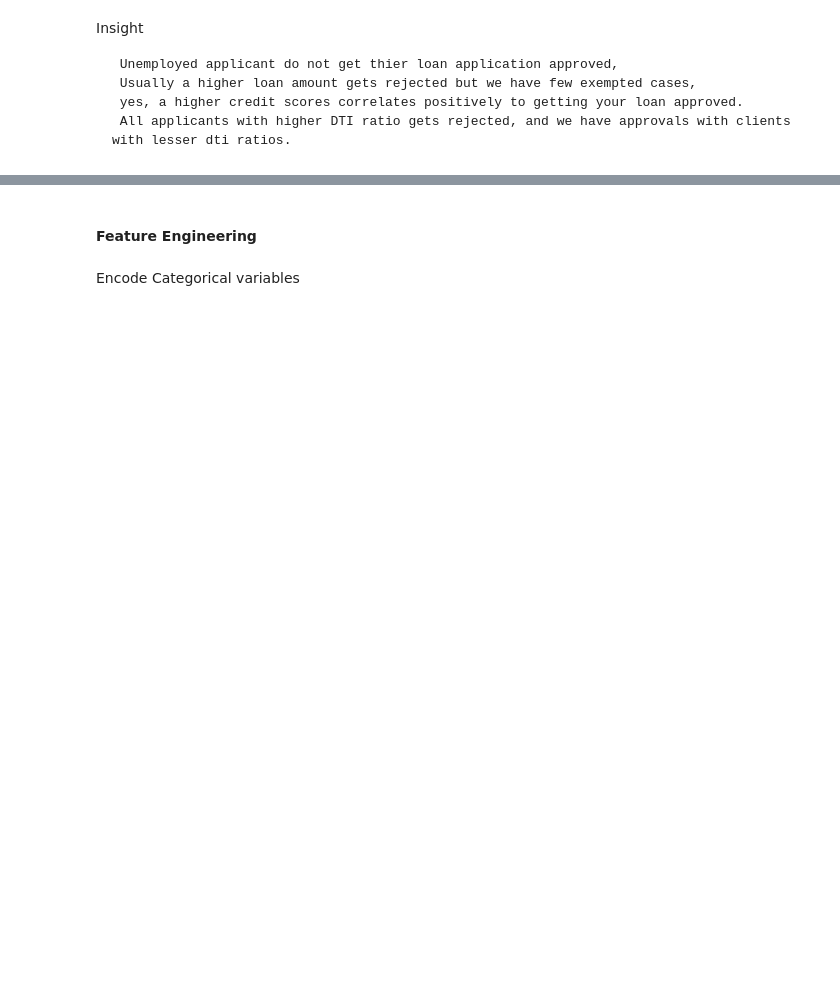
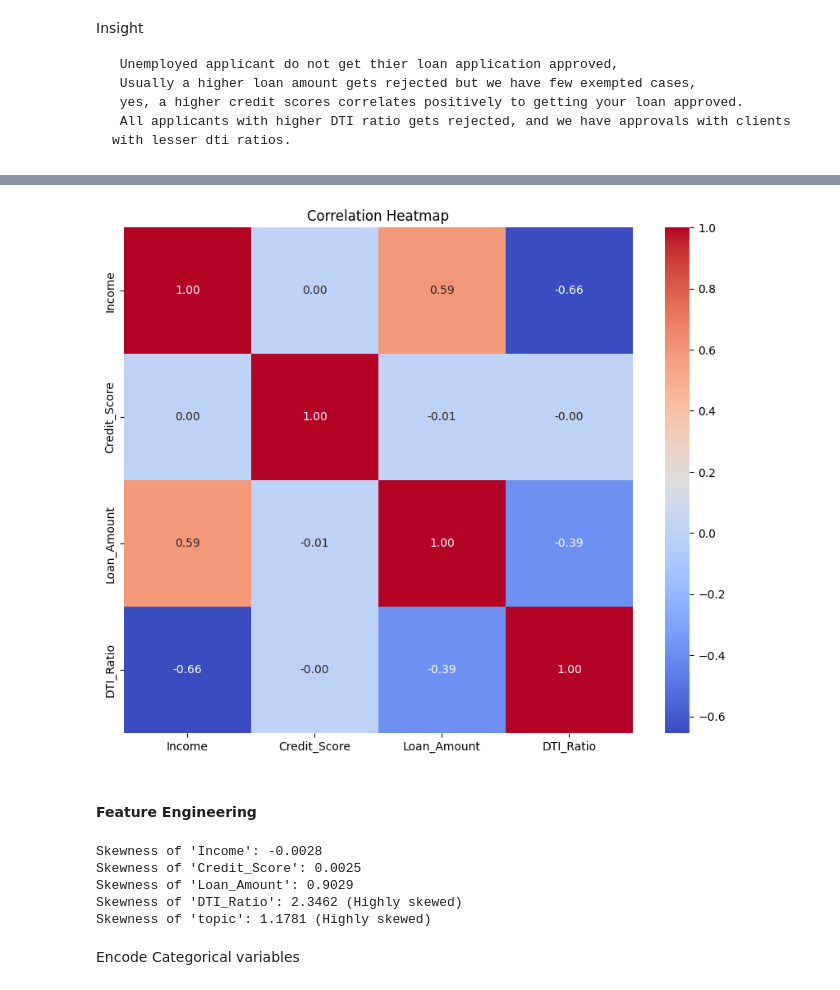
Before and after one commit to Miracle-Bassey/Multi-Agentic-Loan-App, a Jupyter notebook: notebook/03_model_training.ipynb, the cells around one changed output, grey strips where cells are left out. Cells and saved outputs as stored; diff of their text form; code cells hidden in the pictures; blank space fills up the shorter version.

```diff
--- a/notebook/03_model_training.ipynb
+++ b/notebook/03_model_training.ipynb
@@ -249,4 +280,31 @@ Insight
+# %%
+exclude_cols = ['topic', 'Approval', 'Sentiment_Encoded','Employment_Status'] # categorical columns
+
+num_cols = [col for col in df.select_dtypes(include=['int64', 'float64']).columns if col not in exclude_cols]
+# %%
+# initiate  Correlation matrix
+corr_matrix = df[num_cols].corr()
+
+#  Plot heatmap
+plt.figure(figsize=(10, 8))
+sns.heatmap(corr_matrix, annot=True, cmap='coolwarm', fmt='.2f')
+plt.title('Correlation Heatmap')
+plt.show()
+# %% [output]
+[figure, added]
 # %% [markdown]
 #### Feature Engineering
 # %%
 df2 = df.copy()
+# %%
+for col in df2.columns:
+    if pd.api.types.is_numeric_dtype(df[col]):   # all int64 and float dtype columns
+        skew_val = df2[col].skew()
+        flag = ' (Highly skewed)' if abs(skew_val) > 1 else ''  # flag skewed columns
+        print(f"Skewness of '{col}': {skew_val:.4f}{flag}")
+# %% [output]
+Skewness of 'Income': -0.0028
+Skewness of 'Credit_Score': 0.0025
+Skewness of 'Loan_Amount': 0.9029
+Skewness of 'DTI_Ratio': 2.3462 (Highly skewed)
+Skewness of 'topic': 1.1781 (Highly skewed)
```
Also changed, not shown: parts of 46 cells of this notebook.
